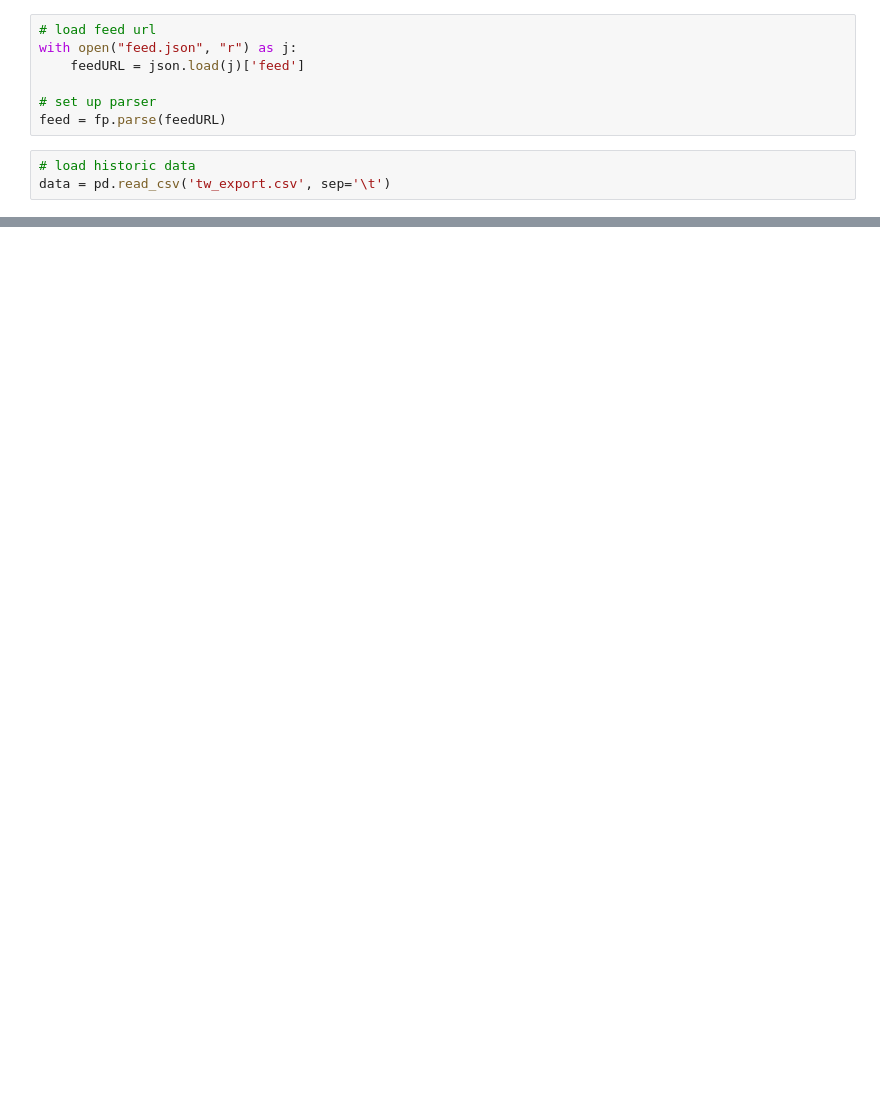
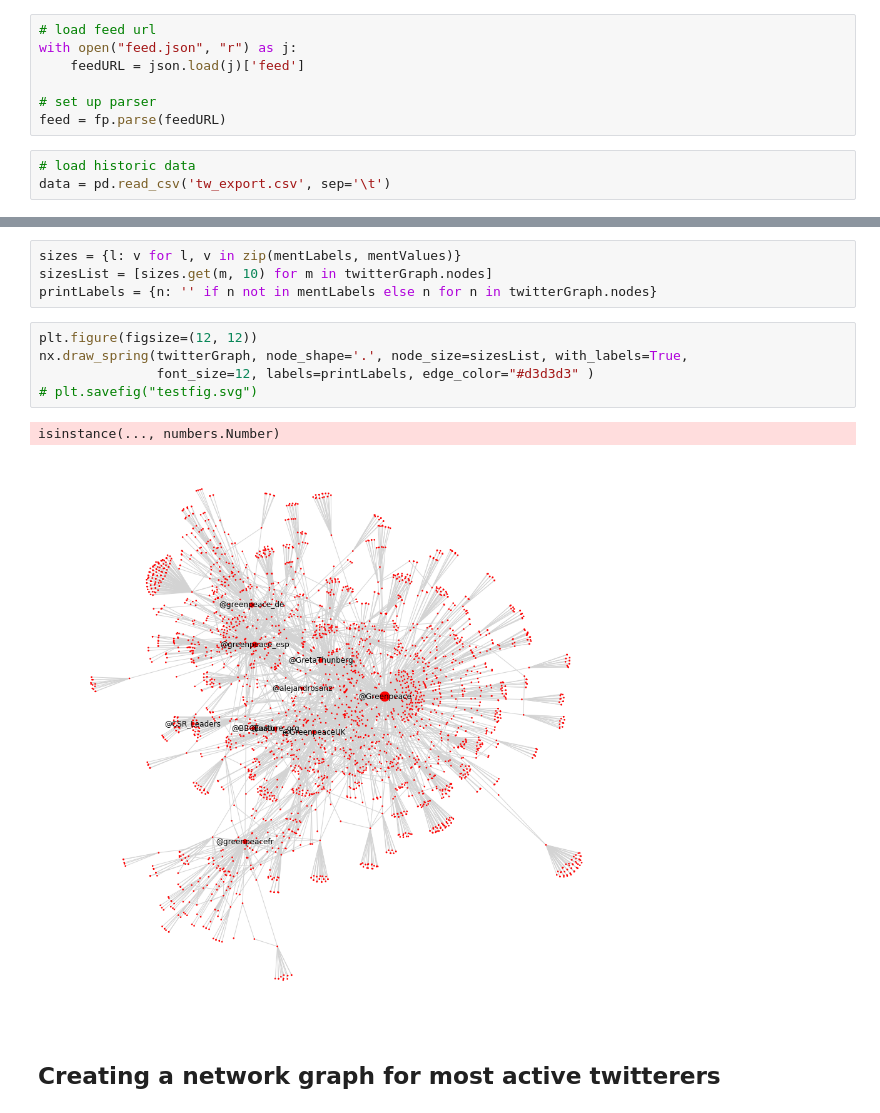
Before and after one commit to greenpeace/gpi-tl-networkAnalysis, a Jupyter notebook: networkAnalysis.ipynb, the cells around one changed output, grey strips where cells are left out. Saved outputs shown, nothing was run; the diff lists cells and outputs as text; blank space fills up the shorter version.

Commit message:
cleanup, documentation, interactive network

```diff
--- a/networkAnalysis.ipynb
+++ b/networkAnalysis.ipynb
@@ -43,0 +143,14 @@ len(data.content)
+# %%
+sizes = {l: v for l, v in zip(mentLabels, mentValues)}
+sizesList = [sizes.get(m, 10) for m in twitterGraph.nodes]
+printLabels = {n: '' if n not in mentLabels else n for n in twitterGraph.nodes}
+# %%
+plt.figure(figsize=(12, 12))
+nx.draw_spring(twitterGraph, node_shape='.', node_size=sizesList, with_labels=True,
+               font_size=12, labels=printLabels, edge_color="#d3d3d3" )
+# plt.savefig("testfig.svg")
+# %% [output]
+isinstance(..., numbers.Number)
+[figure, added]
+# %% [markdown]
+## Creating a network graph for most active twitterers
```
Also changed, not shown: parts of 23 cells of this notebook.
